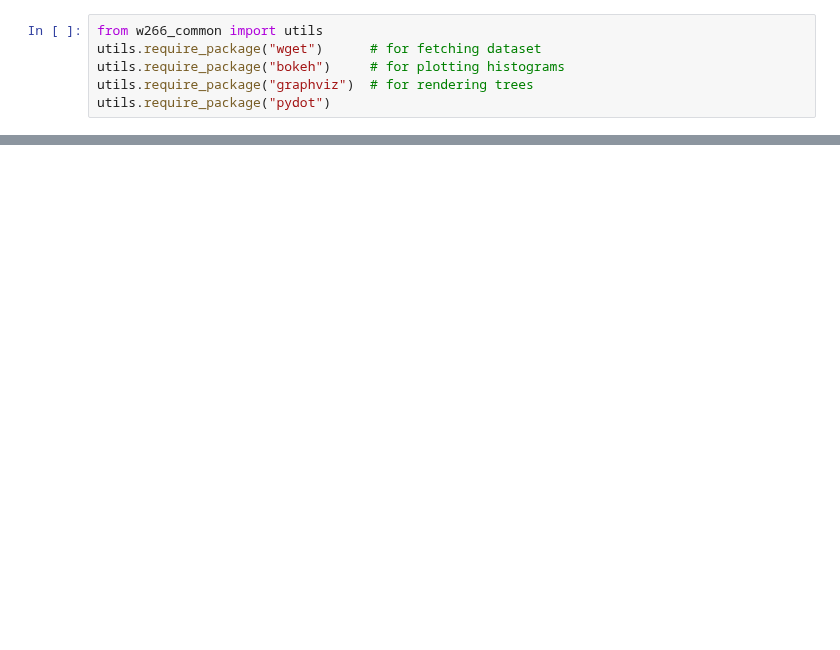
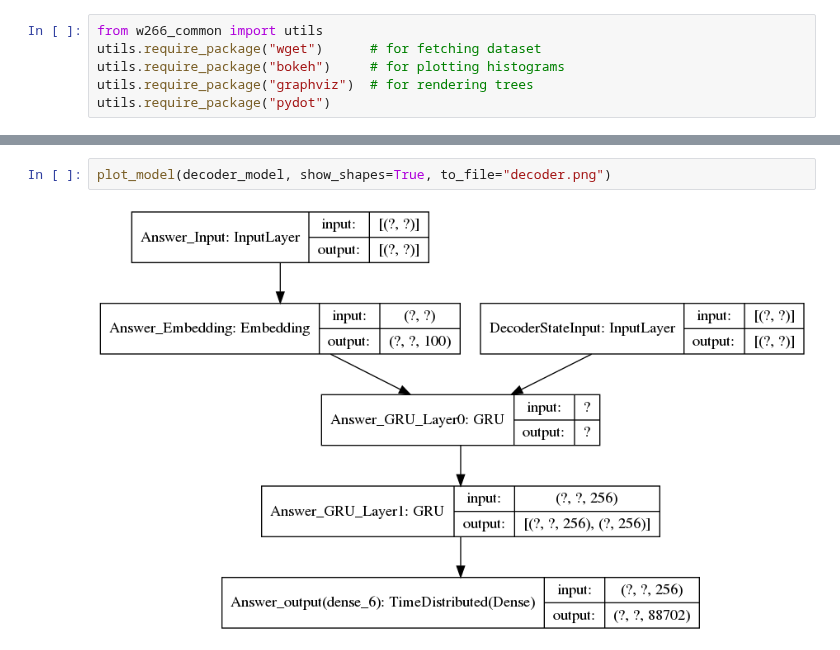
Before and after one commit to anupjha10/w266_nlp_project, a Jupyter notebook: w266_project/project.ipynb, the cells around one changed output, grey strips where cells are left out. Saved outputs shown, nothing was run; the diff lists cells and outputs as text; blank space fills up the shorter version.

```diff
--- a/w266_project/project.ipynb
+++ b/w266_project/project.ipynb
@@ -472,0 +633,4 @@ plot_model(model2,show_shapes=True)
+# %%
+plot_model(decoder_model, show_shapes=True, to_file="decoder.png")
+# %% [output]
+[figure, added]
```
Also changed, not shown: parts of 14 cells of this notebook, 3 other files.
